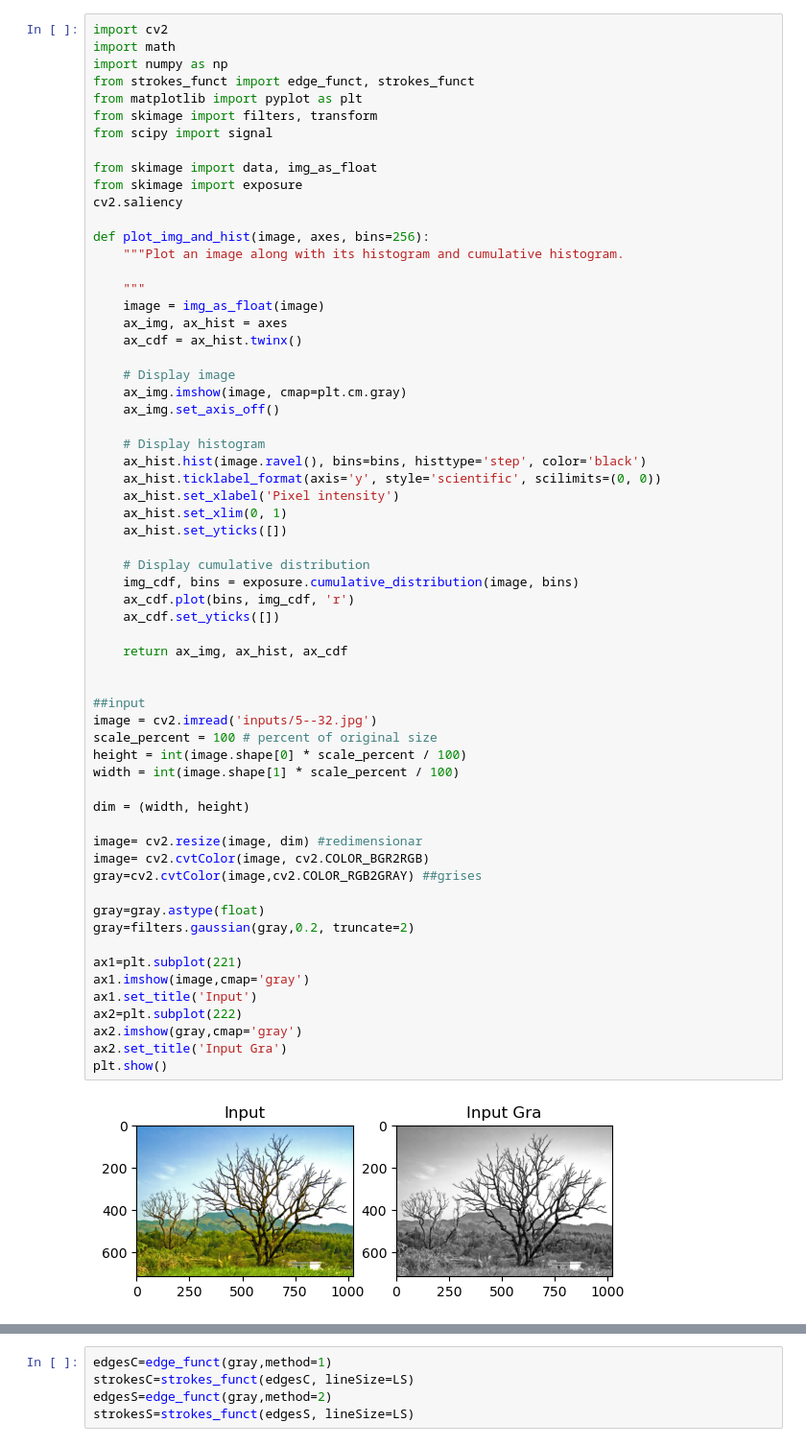
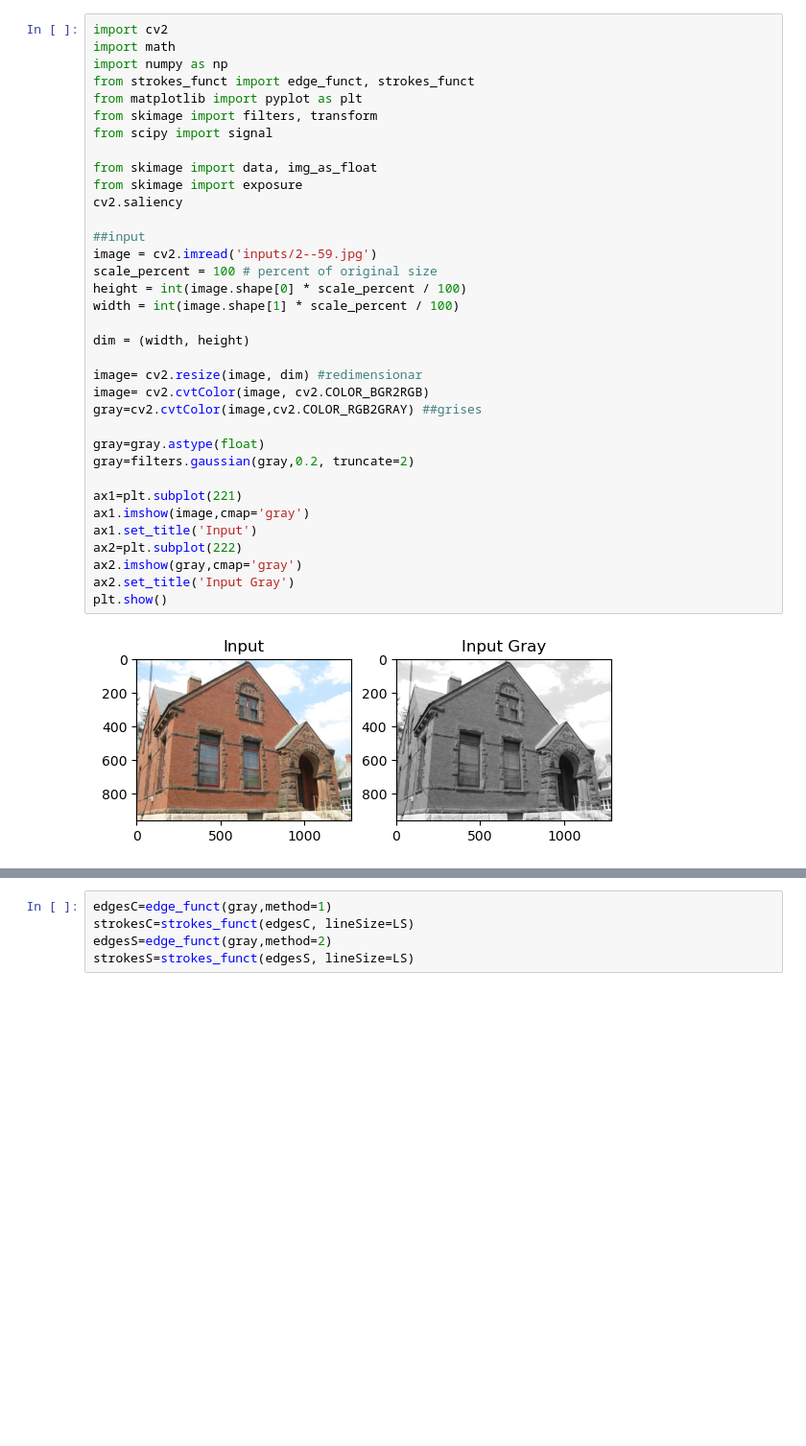
Before and after one commit to gba2-gh/PencilRendering, a Jupyter notebook: PencilRenderingNotebook.ipynb, the cells around one changed output, grey strips where cells are left out. Shown at 96% size. Saved outputs shown, nothing was run; the diff lists cells and outputs as text; blank space fills up the shorter version.

```diff
--- a/PencilRenderingNotebook.ipynb
+++ b/PencilRenderingNotebook.ipynb
@@ -5,60 +5,33 @@ import numpy as np
 from strokes_funct import edge_funct, strokes_funct
 from matplotlib import pyplot as plt
 from skimage import filters, transform
 from scipy import signal
 
 from skimage import data, img_as_float
 from skimage import exposure
 cv2.saliency
 
-def plot_img_and_hist(image, axes, bins=256):
-    """Plot an image along with its histogram and cumulative histogram.
-
-    """
-    image = img_as_float(image)
-    ax_img, ax_hist = axes
-    ax_cdf = ax_hist.twinx()
-
-    # Display image
-    ax_img.imshow(image, cmap=plt.cm.gray)
-    ax_img.set_axis_off()
-
-    # Display histogram
-    ax_hist.hist(image.ravel(), bins=bins, histtype='step', color='black')
-    ax_hist.ticklabel_format(axis='y', style='scientific', scilimits=(0, 0))
-    ax_hist.set_xlabel('Pixel intensity')
-    ax_hist.set_xlim(0, 1)
-    ax_hist.set_yticks([])
-
-    # Display cumulative distribution
-    img_cdf, bins = exposure.cumulative_distribution(image, bins)
-    ax_cdf.plot(bins, img_cdf, 'r')
-    ax_cdf.set_yticks([])
-
-    return ax_img, ax_hist, ax_cdf
-
-
 ##input
-image = cv2.imread('inputs/5--32.jpg')
+image = cv2.imread('inputs/2--59.jpg')
 scale_percent = 100 # percent of original size
 height = int(image.shape[0] * scale_percent / 100)
 width = int(image.shape[1] * scale_percent / 100)
 
 dim = (width, height)
 
 image= cv2.resize(image, dim) #redimensionar
 image= cv2.cvtColor(image, cv2.COLOR_BGR2RGB)
 gray=cv2.cvtColor(image,cv2.COLOR_RGB2GRAY) ##grises
 
 gray=gray.astype(float)
 gray=filters.gaussian(gray,0.2, truncate=2)
 
 ax1=plt.subplot(221)
 ax1.imshow(image,cmap='gray')
 ax1.set_title('Input')
 ax2=plt.subplot(222)
 ax2.imshow(gray,cmap='gray')
-ax2.set_title('Input Gra')
+ax2.set_title('Input Gray')
 plt.show()
 # %% [output]
-[figure, old version]
+[figure, new version]
```
Also changed, not shown: parts of 24 cells of this notebook, 11 other files.
